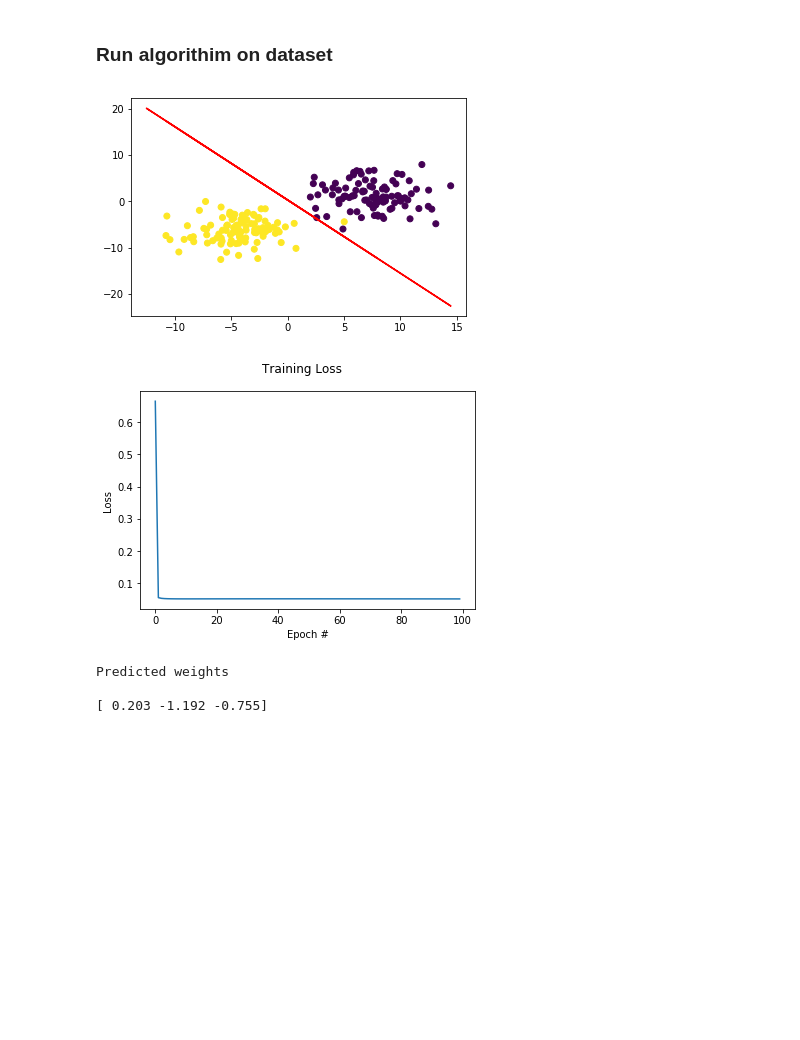
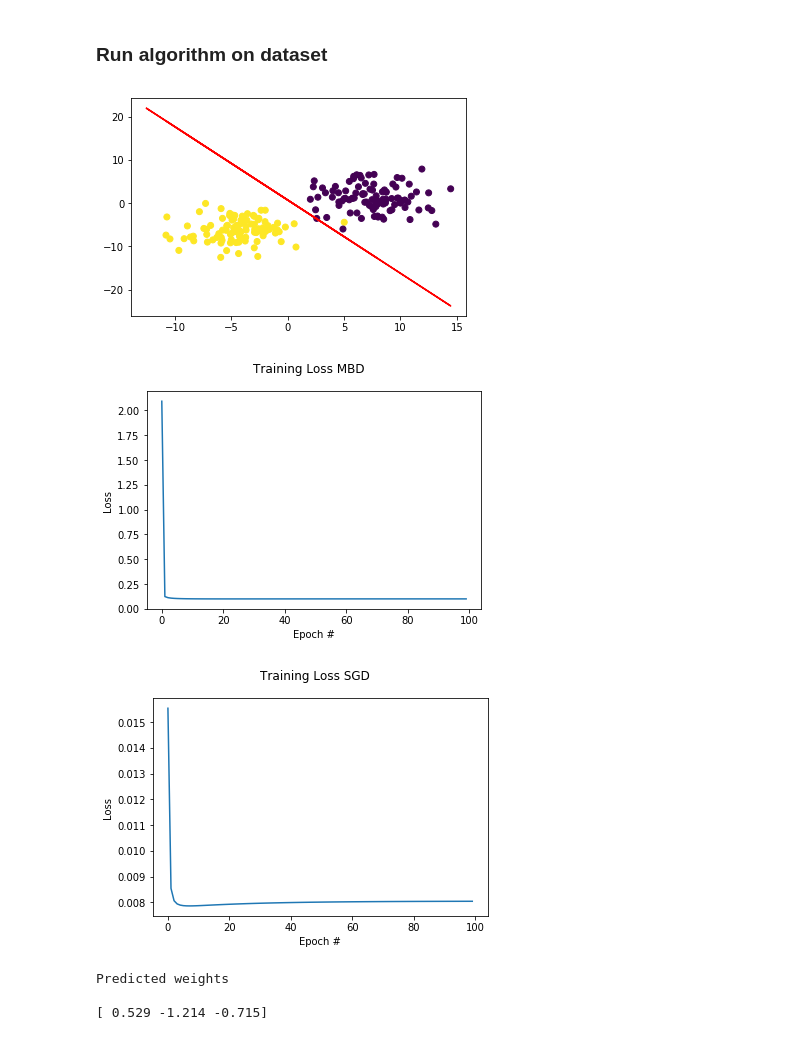
Before and after one commit to derpnallday/Minibatch_GD_Project, a Jupyter notebook: project.ipynb, the cells around one changed output. Cells and saved outputs as stored; diff of their text form; code cells hidden in the pictures; blank space fills up the shorter version.

```diff
--- a/project.ipynb
+++ b/project.ipynb
@@ -143,44 +158,56 @@ def mbd_linear(X, y, epochs, batch_size, learning_rate):
 
     return W, lossHist, X
 # %% [markdown]
-### Run algorithim on dataset
+### Run algorithm on dataset
 # %%
 # creates a set of n_samples of 2 different classifications
 # Y is either class 0 or 1
 (X, y) = make_blobs(n_samples=200, n_features=2, centers=2, cluster_std=2.5, random_state=25)
 
-#define some inputs for algorithim
+#define some inputs for algorithm
 epochs = 100
-batch_size = 8
+batch_size = 16
 learning_rate = 0.1
 
-#run SGD algorithim
+#run algorithim
 W, lossHistory, X = mbd_linear(X, y, epochs, batch_size, learning_rate)
+
+
+W1, lossHistory1, X1 = mbd_linear(X, y, epochs, 1, learning_rate)
 
 #line of best fit using predicted weights
 Y = (-W[0] - (W[1] * X)) / W[2]
 
 # plot the original data along with our line of best fit
 plt.figure()
 plt.scatter(X[:, 1], X[:, 2], marker="o", c=y)
 plt.plot(X, Y, "r-")
 
 # plot loss overtime
 fig = plt.figure()
 plt.plot(np.arange(0, epochs), lossHistory)
-fig.suptitle("Training Loss")
+fig.suptitle("Training Loss MBD")
+plt.xlabel("Epoch #")
+plt.ylabel("Loss")
+plt.show()
+
+# plot loss for SGD
+fig = plt.figure()
+plt.plot(np.arange(0, epochs), lossHistory1)
+fig.suptitle("Training Loss SGD")
 plt.xlabel("Epoch #")
 plt.ylabel("Loss")
 plt.show()
 
 print("Predicted weights\n")
 print(W)
 # %% [output]
-[figure, old version]
+[figure, new version]
-[figure, old version]
+[figure, new version]
+[figure, added]
 Predicted weights
 
-[ 0.203 -1.192 -0.755]
+[ 0.529 -1.214 -0.715]
 # %% [markdown]
 ### Example 1 Observations
 
```
Also changed, not shown: parts of 21 cells of this notebook.
